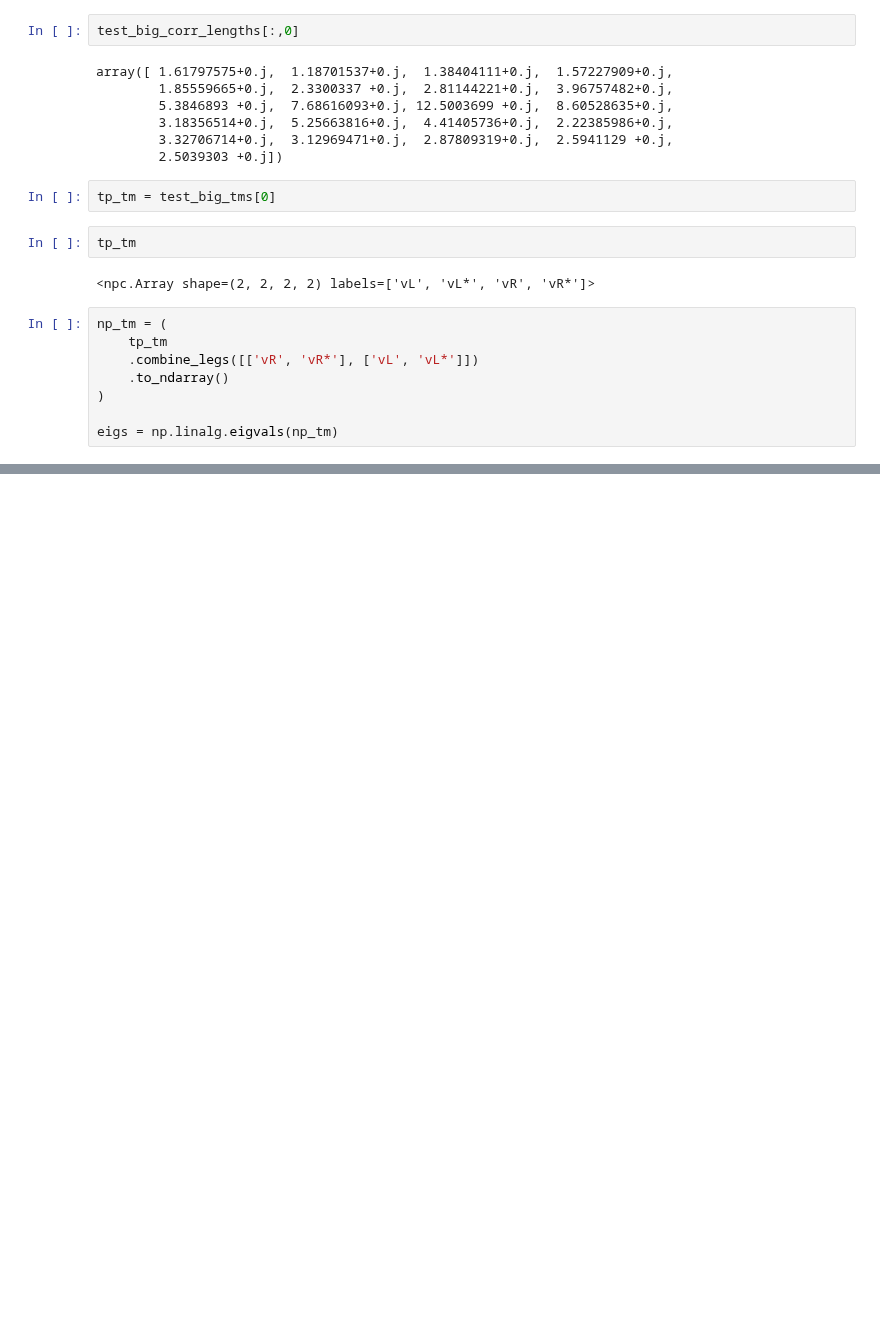
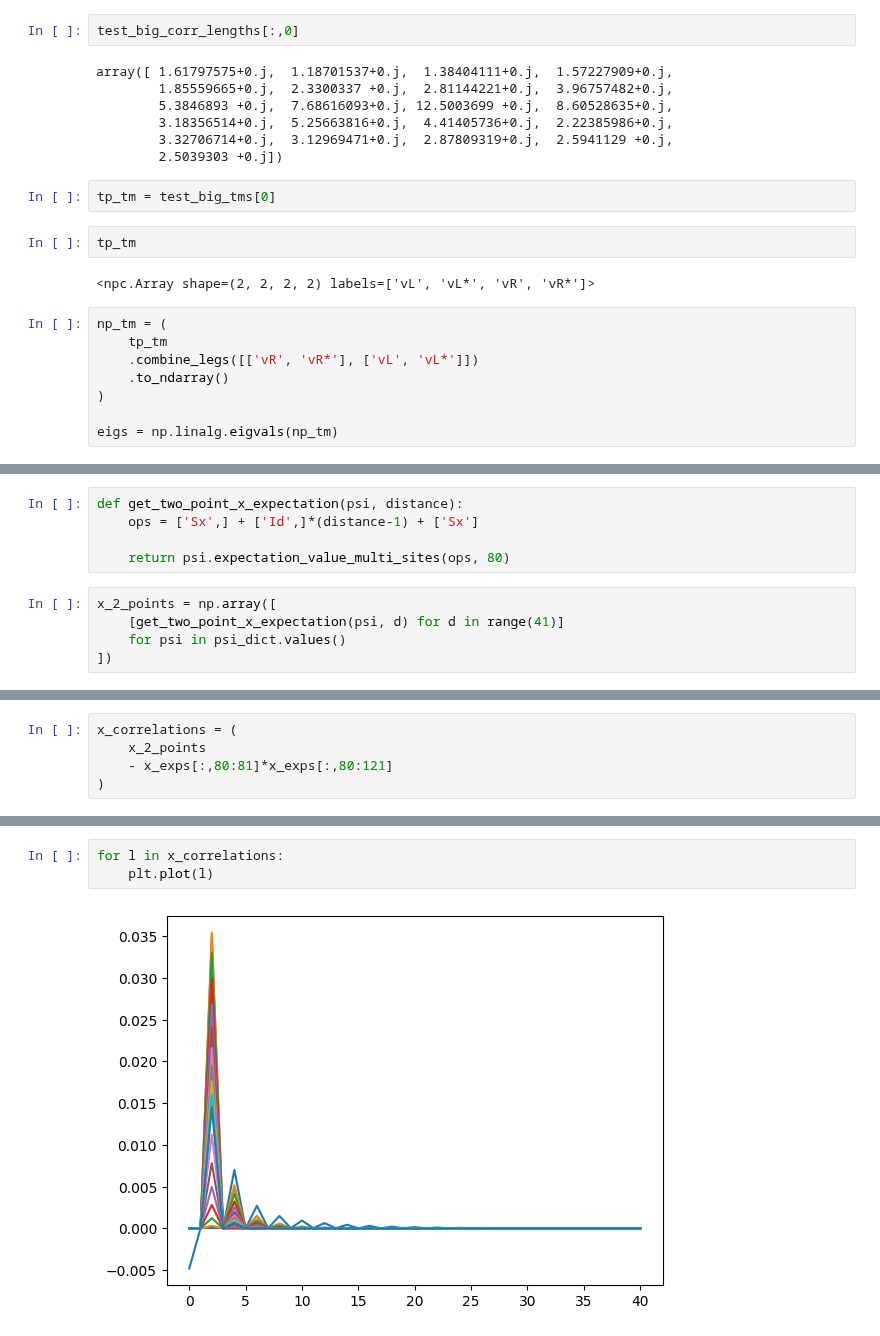
Before and after one commit to kieran-cooney/spt_numerical_classificiation, a Jupyter notebook: code/correlation_length.ipynb, the cells around one changed output, grey strips where cells are left out. Saved outputs shown, nothing was run; the diff lists cells and outputs as text; blank space fills up the shorter version.

```diff
--- a/code/correlation_length.ipynb
+++ b/code/correlation_length.ipynb
@@ -251,0 +288,10 @@ array([1.00000000e+00+0.j, 3.92523115e-17+0.j, 9.86076132e-32+0.j,
+# %%
+def get_two_point_x_expectation(psi, distance):
+    ops = ['Sx',] + ['Id',]*(distance-1) + ['Sx']
+
+    return psi.expectation_value_multi_sites(ops, 80)
+# %%
+x_2_points = np.array([
+    [get_two_point_x_expectation(psi, d) for d in range(41)]
+    for psi in psi_dict.values()
+])
@@ -251,0 +308,5 @@ array([1.00000000e+00+0.j, 3.92523115e-17+0.j, 9.86076132e-32+0.j,
+# %%
+x_correlations = (
+    x_2_points
+    - x_exps[:,80:81]*x_exps[:,80:121]
+)
@@ -251,0 +317,5 @@ array([1.00000000e+00+0.j, 3.92523115e-17+0.j, 9.86076132e-32+0.j,
+# %%
+for l in x_correlations:
+    plt.plot(l)
+# %% [output]
+[figure, added]
```
Also changed, not shown: parts of 39 cells of this notebook.
